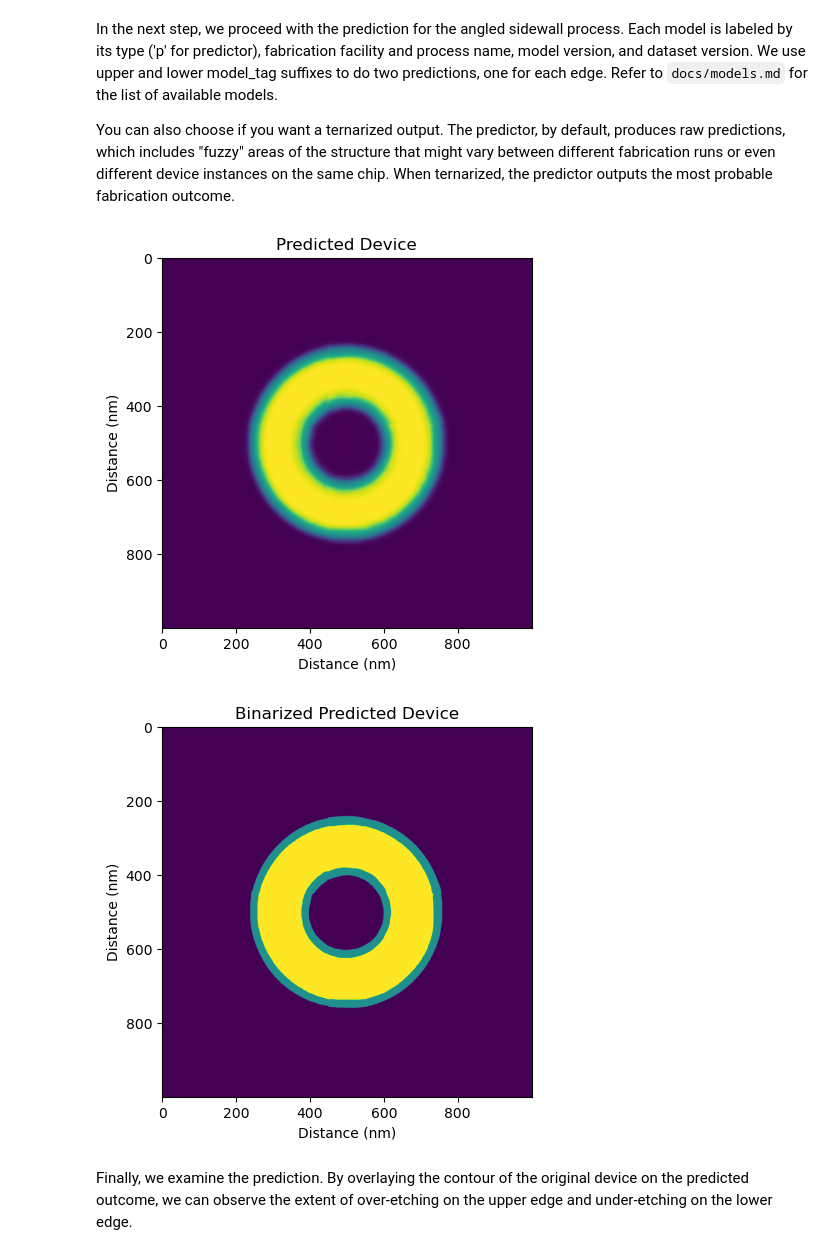
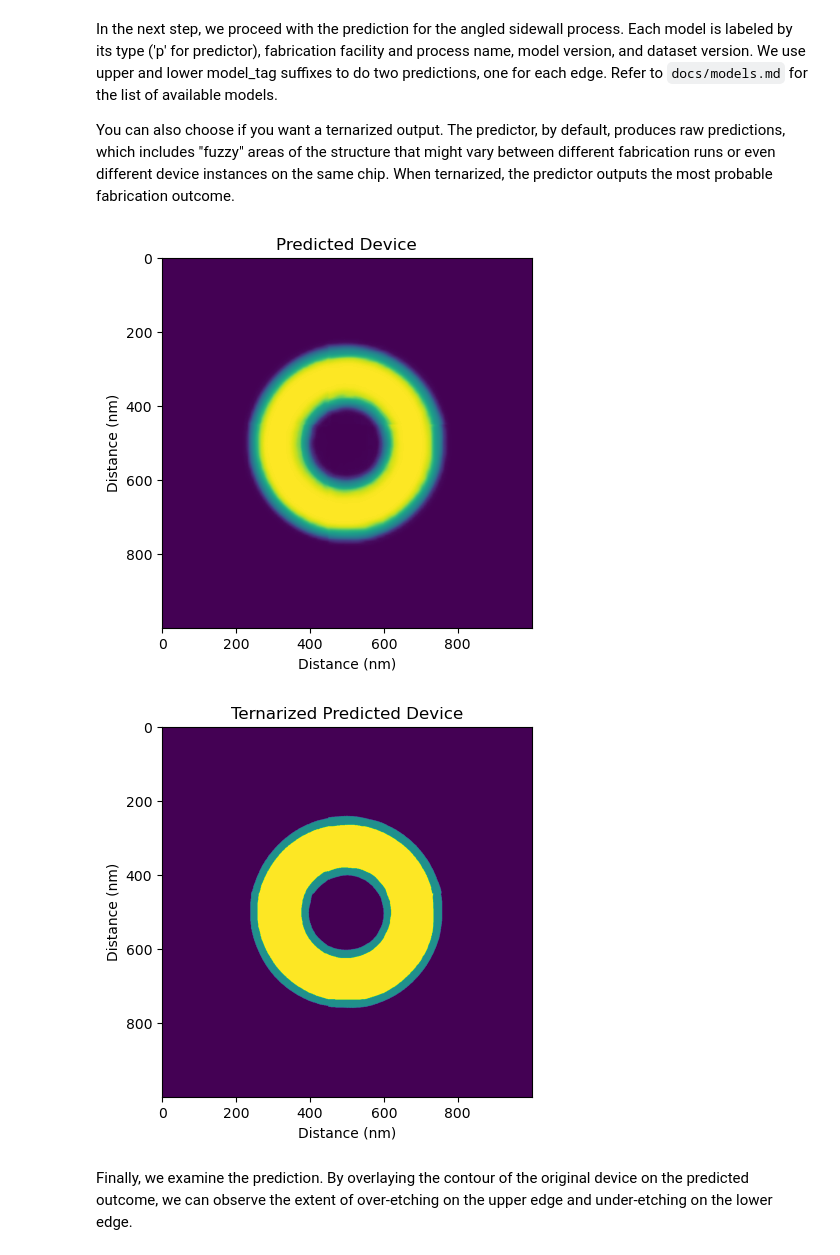
Before and after one commit to PreFab-Photonics/PreFab, a Jupyter notebook: examples/4_prediction_silicon_nitride.ipynb, the cells around one changed output. Drawn from its saved outputs; the diff is of its cells as text; code cells hidden in the pictures.

```diff
--- a/examples/4_prediction_silicon_nitride.ipynb
+++ b/examples/4_prediction_silicon_nitride.ipynb
@@ -30,23 +30,23 @@ You can also choose if you want a ternarized output. The predictor, by default,
 # %%
 # Note: Initial prediction may take longer due to server startup and model loading. Subsequent predictions should be quicker.
 MODEL_NAME = 'ANT_SiN'
 MODEL_TAGS = ['v5-d0-upper', 'v5-d0-lower']
 prediction = pf.predict(device=device, model_name=MODEL_NAME, model_tags=MODEL_TAGS)
 
 plt.imshow(prediction)
 plt.title('Predicted Device')
 plt.ylabel('Distance (nm)')
 plt.xlabel('Distance (nm)')
 plt.show()
 
 plt.imshow(pf.ternarize(prediction))
-plt.title('Binarized Predicted Device')
+plt.title('Ternarized Predicted Device')
 plt.ylabel('Distance (nm)')
 plt.xlabel('Distance (nm)')
 plt.show()
 # %% [output]
 [figure]
-[figure, old version]
+[figure, new version]
 # %% [markdown]
 Finally, we examine the prediction. By overlaying the contour of the original device on the predicted outcome, we can observe the extent of over-etching on the upper edge and under-etching on the lower edge.
 # %%
```
Also changed, not shown: parts of 1 cell of this notebook.
